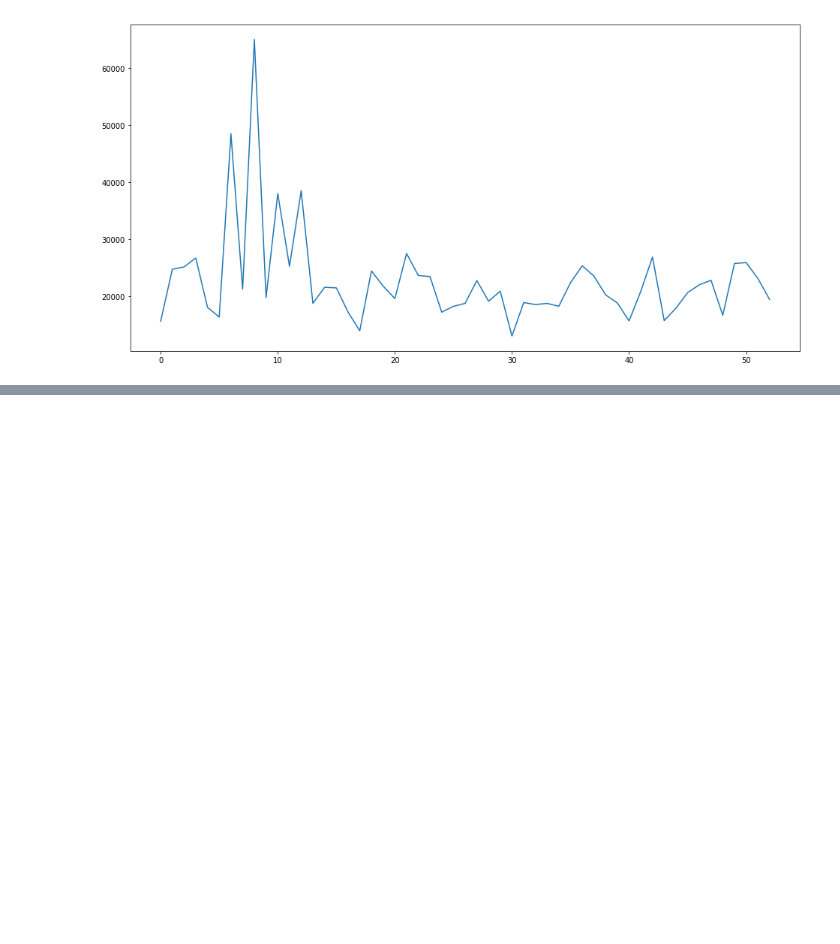
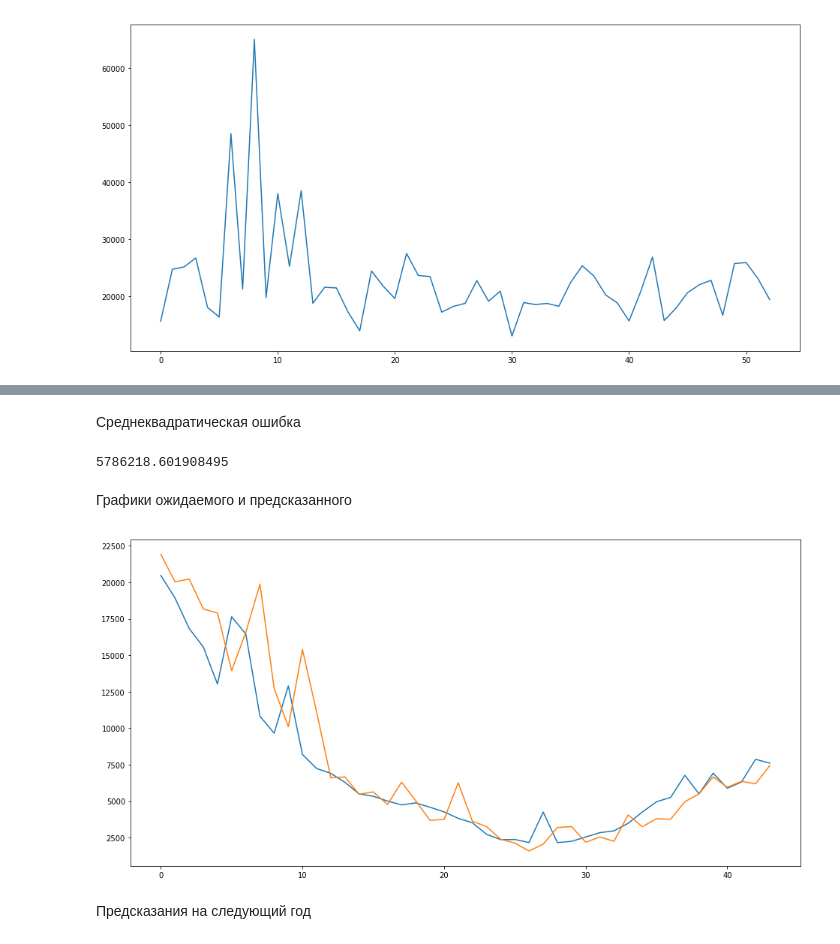
Before and after one commit to antonlagunov1623/ITechArt_lab, a Jupyter notebook: task1.ipynb, the cells around one changed output, grey strips where cells are left out. Saved outputs shown, nothing was run; the diff lists cells and outputs as text; code cells hidden in the pictures; blank space fills up the shorter version.

```diff
--- a/task1.ipynb
+++ b/task1.ipynb
@@ -1355,0 +1443,18 @@ plt.show()
+# %%
+weeks = np.unique(flu['WEEK'].values)
+sums = []
+promos = []
+indexes = flu.index
+for w in weeks:
+    s = 0
+    promo = 0
+    for i in indexes:
+        if flu.at[i, 'WEEK']==w:
+            s=s+flu.at[i, 'ACTUAL']
+            if flu.at[i, 'PROMO']==1:
+                promo = 1
+    sums.append(s)
+    promos.append(promo)
+flu = pd.DataFrame({'WEEK': weeks, 'ACTUAL': sums, 'PROMO': promos})
+# %%
+flu.set_index('WEEK', inplace=True)
@@ -1355,0 +1463,15 @@ plt.show()
+# %%
+sarimax_train = flu[['ACTUAL']].copy()[:'2017-01-01']
+sarimax_test = flu[['ACTUAL']].copy()['2017-01-01':]
+# %%
+train = sarimax_train.values
+test = sarimax_test.values
+new_train = [x for x in train]
+prediction = []
+for i in range(len(test)):
+    model = SARIMAX(new_train, order=(1, 1, 1), seasonal_order=(1, 1, 1, 12))
+    model_fit = model.fit()
+    pred = model_fit.predict(len(new_train), len(new_train))
+    prediction.append(pred)
+    new_train.append(test[i])
+    print('предсказанное=%f, ожидаемое=%f' % (pred[0], test[i]))
@@ -1355,0 +1496,17 @@ plt.show()
+# %% [markdown]
+Среднеквадратическая ошибка
+# %%
+mean_squared_error(test, prediction)
+# %% [output]
+5786218.601908495
+# %% [markdown]
+Графики ожидаемого и предсказанного
+# %%
+plt.figure(figsize=(16,8))
+plt.plot(test)
+plt.plot(prediction)
+plt.show()
+# %% [output]
+[figure, added]
+# %% [markdown]
+Предсказания на следующий год
```
Also changed, not shown: parts of 31 cells of this notebook.
